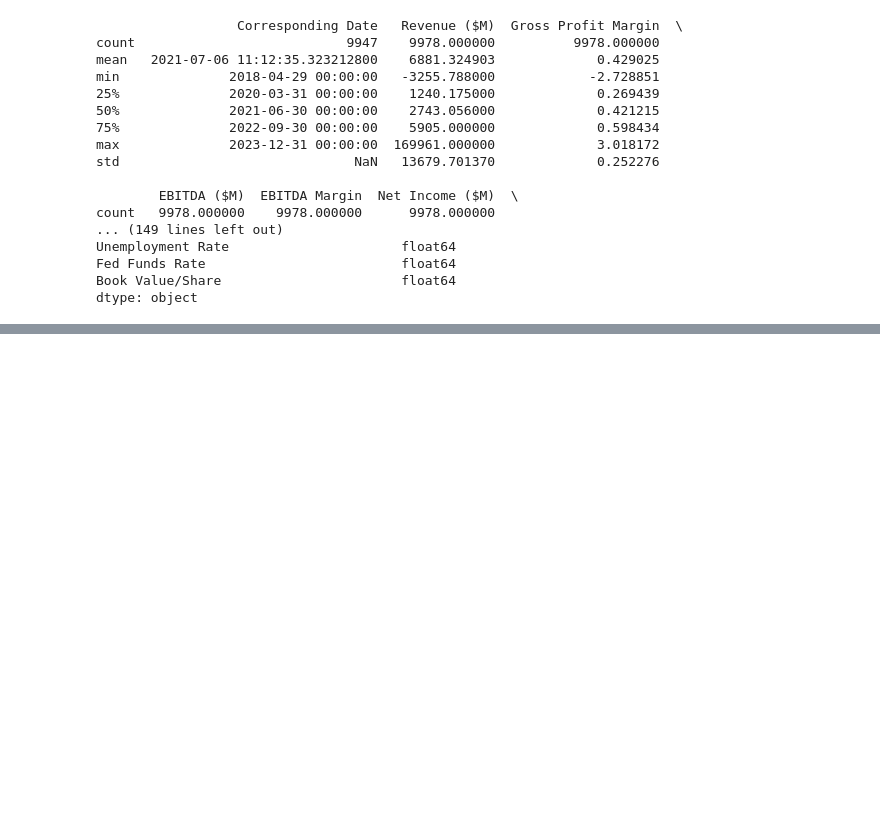
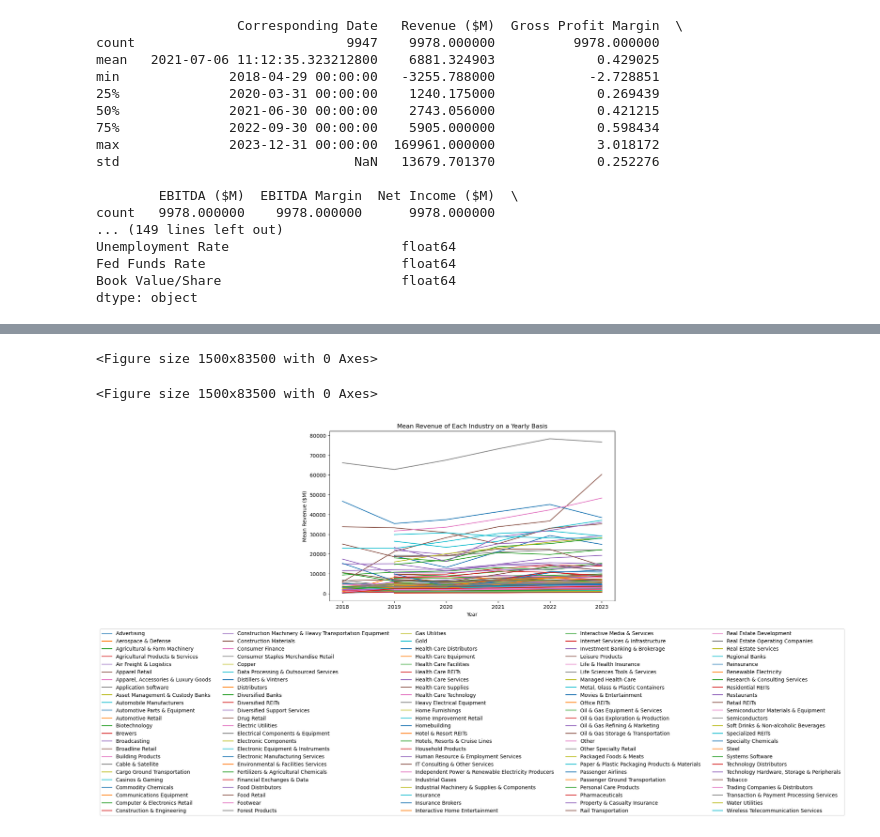
Before and after one commit to CarsonBoettinger/ST462StockAnalysis, a Jupyter notebook: StockAnalysis.ipynb, the cells around one changed output, grey strips where cells are left out. Cells and saved outputs as stored; diff of their text form; code cells hidden in the pictures; blank space fills up the shorter version.

```diff
--- a/StockAnalysis.ipynb
+++ b/StockAnalysis.ipynb
@@ -84,0 +116,61 @@ plt.show()
+# %%
+# Group the data by company
+grouped = df.groupby('Company Name')
+
+# Determine the number of rows and columns for the subplots
+num_companies = len(grouped)
+num_cols = 3  # Adjust the number as needed
+num_rows = num_companies // num_cols + (num_companies % num_cols > 0)
+
+# Calculate the number of companies for each figure
+num_companies_fig1 = num_companies // 2
+num_companies_fig2 = num_companies - num_companies_fig1
+
+# Create the first figure
+fig1, axs1 = plt.subplots(num_rows, num_cols, figsize=(15, num_rows*5))  # Adjust the size as needed
+axs1 = axs1.flatten()
+for ax, (name, group) in zip(axs1, grouped):
+    if num_companies_fig1 <= 0:
+        break
+    group.plot(x='Year', y='Revenue ($M)', ax=ax, title=name)
+    num_companies_fig1 -= 1
+for ax in axs1[num_companies_fig1:]:
+    ax.remove()
+plt.subplots_adjust(hspace=0.5, wspace=0.3)  # Adjust the spacing as needed
+plt.show()
+
+# Create the second figure
+fig2, axs2 = plt.subplots(num_rows, num_cols, figsize=(15, num_rows*5))  # Adjust the size as needed
+axs2 = axs2.flatten()
+for ax, (name, group) in zip(axs2, grouped):
+    if num_companies_fig2 <= 0:
+        break
+    group.plot(x='Year', y='Revenue ($M)', ax=ax, title=name)
+    num_companies_fig2 -= 1
+for ax in axs2[num_companies_fig2:]:
+    ax.remove()
+plt.subplots_adjust(hspace=0.5, wspace=0.3)  # Adjust the spacing as needed
+plt.show()
+# %% [output]
+<Figure size 1500x83500 with 0 Axes>
+<Figure size 1500x83500 with 0 Axes>
+# %%
+# Extract the year from the 'Corresponding Date' column
+# Calculate the mean revenue of each industry on a yearly basis
+mean_revenue = df.groupby(['Primary Industry', 'Year'])['Revenue ($M)'].mean().reset_index()
+
+# Pivot the data to have industries as columns, years as index and mean revenue as values
+pivot_data = mean_revenue.pivot(index='Year', columns='Primary Industry', values='Revenue ($M)')
+
+# Plot the data
+pivot_data.plot(kind='line', figsize=(10, 6))
+
+plt.title('Mean Revenue of Each Industry on a Yearly Basis')
+plt.ylabel('Mean Revenue ($M)')
+
+# Move the legend below the plot
+plt.legend(bbox_to_anchor=(0.5, -0.15), loc='upper center', ncol=5)
+
+plt.show()
+# %% [output]
+[figure, added]
```
Also changed, not shown: parts of 6 cells of this notebook.
